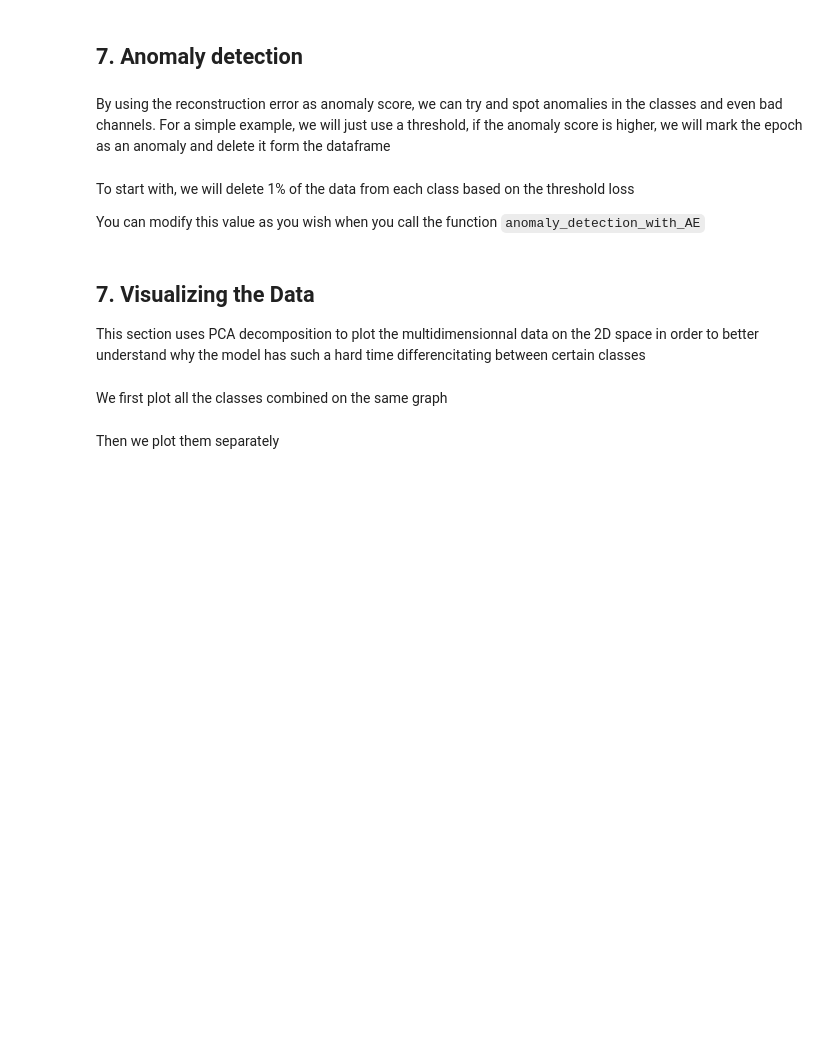
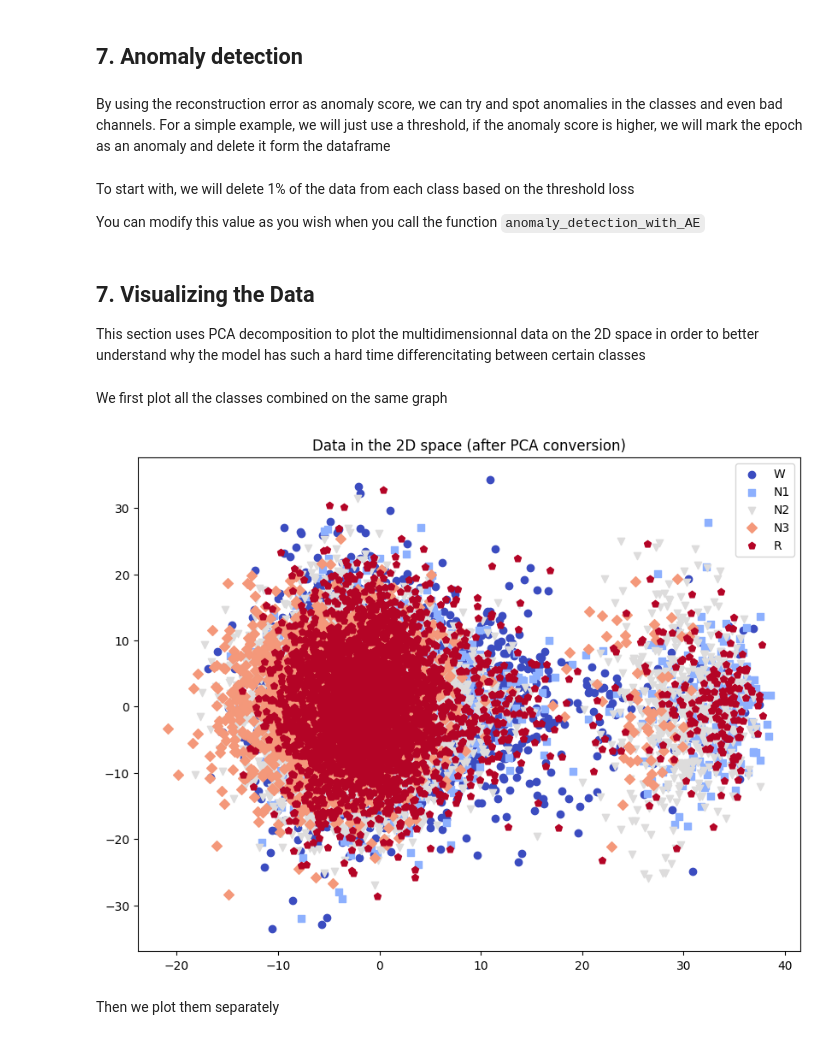
Before and after one commit to marnelito/Sleep_Staging, a Jupyter notebook: sleep_staging_physionet.ipynb, the cells around one changed output. Drawn from its saved outputs; the diff is of its cells as text; code cells hidden in the pictures; blank space fills up the shorter version.

```diff
--- a/sleep_staging_physionet.ipynb
+++ b/sleep_staging_physionet.ipynb
@@ -99,7 +191,7 @@ optmode = "elim"
 beta_value = 0.3
 
 # Resampling the Data
-resampling = True
+resampling = False
 # Choose from : "SMOTETomek", "ADASYN", "random_under_sampling", "random_over_sampling"
 resampling_method = "SMOTETomek"
 # for adasyn only (the sampling method that follows ADASYN because ADASYN alone does not give balanced classes)
@@ -651,7 +788,7 @@ def DataFrame_to_Dictionnary(dataframe, mapping) :
 
     dataframes_by_label_letter = {}
     # We iterate through the DataFrames and assign keys to them based on the mapping dictionary
-    for df_temp in enumerate(dataframes_by_label):
+    for df_temp in (dataframes_by_label):
         df_temp = df_temp.reset_index(drop=True)
         label = list(set(df_temp['label']))[0]  # Obtaining the unique label from the DataFrame
         lettre_label = mapping[label]
@@ -913,7 +1052,7 @@ def anomaly_detection_with_AE(df, n_epochs=50, encoding_dimension=8, percentage_
 
     X = []
     for i in range(df_length) :
-        X.append(df['data'][i]).ravel()
+        X.append(df['data'][i].ravel())
 
     y = df['label']
     # Normalisation
@@ -1032,7 +1171,7 @@ def pca_conversion(df, n_components=2) :
     y = df['label']
     X = []
     for i in range(len(df['data'])) :
-        X.append(df['data'][i]).ravel()
+        X.append(df['data'][i].ravel())
 
     X_pca = pca.fit_transform(X)
     df_pca = pd.DataFrame({'data': X_pca.tolist(), 'label': y})
@@ -1095,3 +1231,14 @@ plot_2d_space(df_pca['data'], df_pca['label'], classes_mapping, n_samples=(len(d
+# %%
+# Getting the most represented class label
+max_value_key = max(count_occurences(df_train, 'label'), key=count_occurences(df_train, 'label').get)
+# getting the nulber of instances in the class to use it as max nb of samples plotted for each class (this will plot each sample from each class)
+max_value = count_occurences(df_train, 'label')[max_value_key]
+
+df_pca = pca_conversion(df_train)
+
+plot_2d_space(df_pca['data'], df_pca['label'], classes_mapping, n_samples=max_value, title='Data in the 2D space (after PCA conversion)')
+# %% [output]
+[figure, added]
 # %% [markdown]
 Then we plot them separately
 # %%
```
Also changed, not shown: parts of 24 cells of this notebook.
